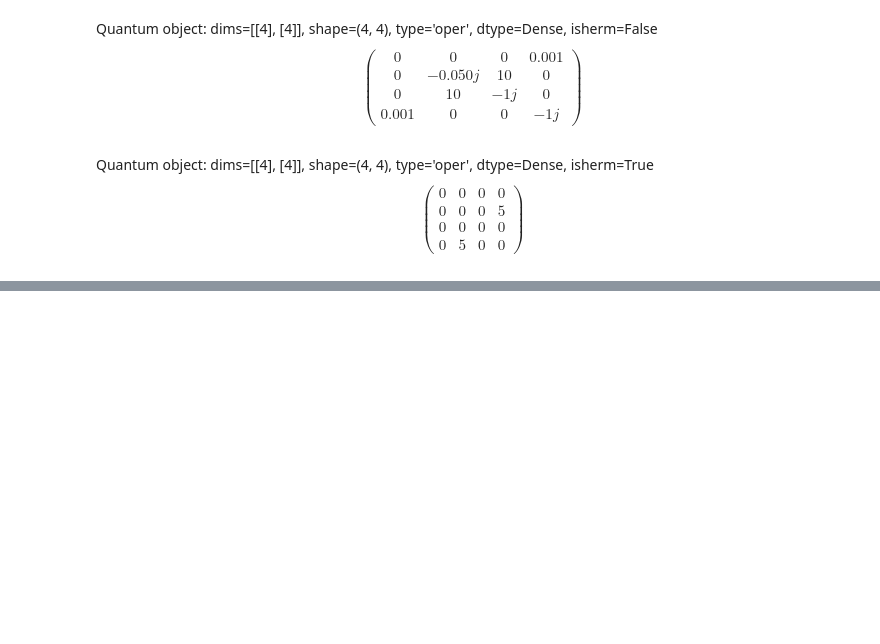
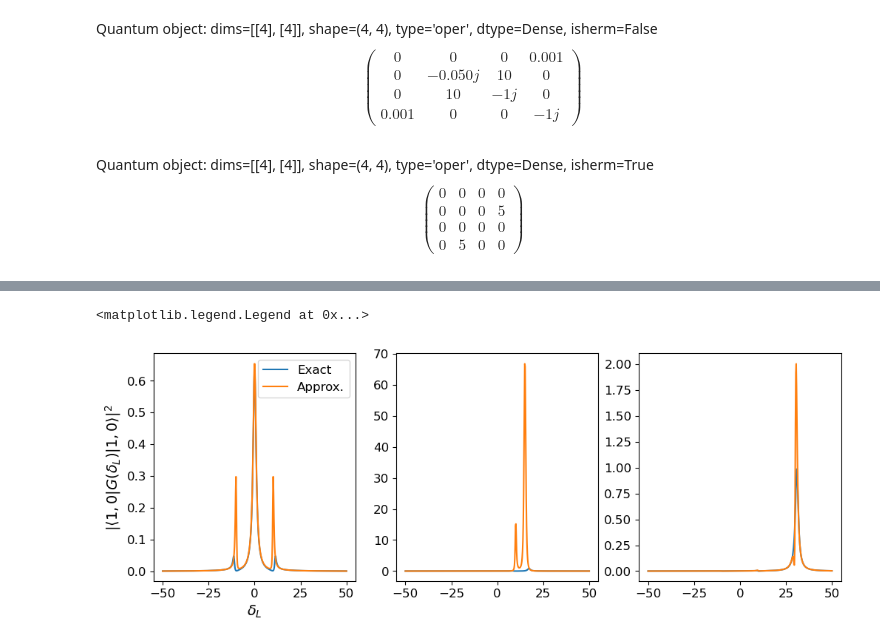
Before and after one commit to jleamer/mode_cooling, a Jupyter notebook: rydberg_calcs/gf_approach_1atom.ipynb, the cells around one changed output, grey strips where cells are left out. Saved outputs shown, nothing was run; the diff lists cells and outputs as text; code cells hidden in the pictures; blank space fills up the shorter version.

```diff
--- a/rydberg_calcs/gf_approach_1atom.ipynb
+++ b/rydberg_calcs/gf_approach_1atom.ipynb
@@ -748,0 +817,40 @@ plt.plot(δL, test)
+# %%
+# Calculate the values of G0 that we'll be using
+G0s = np.zeros((Δ1s.shape[0], δL.shape[0]), dtype=object)
+H0_eig_vals = np.zeros((Δ1s.shape[0], δL.shape[0], 4), dtype=complex)
+H0_eig_states = np.zeros((Δ1s.shape[0], δL.shape[0]), dtype=object)
+
+for k in range(Δ1s.shape[0]):
+    for i in range(δL.shape[0]):
+        temp = np.zeros_like(H0_mat)
+        temp[0][0] = -δL[i]
+        temp = qu.Qobj(temp)
+        x = (temp + H0s[k] + V).eigenstates()
+        H0_eig_vals[k][i] = x[0]
+        H0_eig_states[k][i] = x[1]
+
+        G0s[k][i] = exact_resolvent(δL[i], temp + H0s[k])
+# %%
+# Now calculate Gs using Eq. A.24
+app_Gs = np.zeros((Δ1s.shape[0], δL.shape[0]), dtype=object)
+for k in range(Δ1s.shape[0]):
+    for i in range(δL.shape[0]):
+        app_Gs[k][i] = (G0s[k][i] + G0s[k][i] * V * G0s[k][i] + G0s[k][i] * V * G0s[k][i] * V * G0s[k][i]
+                        + G0s[k][i] * V * G0s[k][i] * V * G0s[k][i] * V * G0s[k][i]
+                        + G0s[k][i] * V * G0s[k][i] * V * G0s[k][i] * V * G0s[k][i] * V * G0s[k][i])
+# %%
+# Calculate the transmission spectra using this approximate form
+approx_trans = [np.array([np.abs(qu.basis(4,3).dag() * _ * qu.basis(4,3)) ** 2 for _ in app_Gs[k]]) for k in range(Δ1s.shape[0])]
+# %%
+fig = plt.figure(1, figsize=(12, 4))
+ax = fig.subplots(1,3)
+for i in range(Δ1s.shape[0]):
+    ax[i].plot(δL, transmission[i], label='Exact')
+    ax[i].plot(δL, approx_trans[i], label='Approx.')
+#plt.plot(δL, np.abs(pert_trans) ** 2 / (np.abs(np.abs(pert_trans) ** 2)).max(), '--', label='PT')
+ax[0].set_xlabel("$\\delta_L$")
+ax[0].set_ylabel("$|\\langle1,0|G(\\delta_L)|1,0\\rangle|^2$")
+ax[0].legend()
+# %% [output]
+<matplotlib.legend.Legend at 0x...>
+[figure, added]
```
Also changed, not shown: parts of 16 cells of this notebook.
